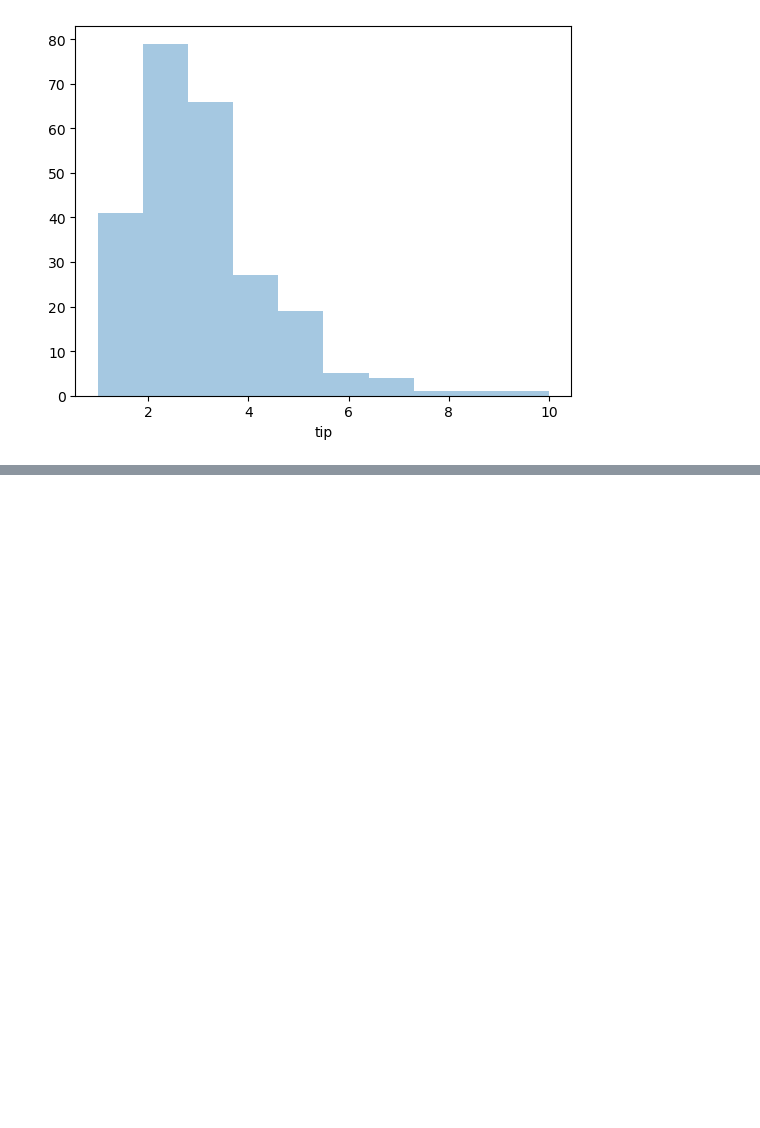
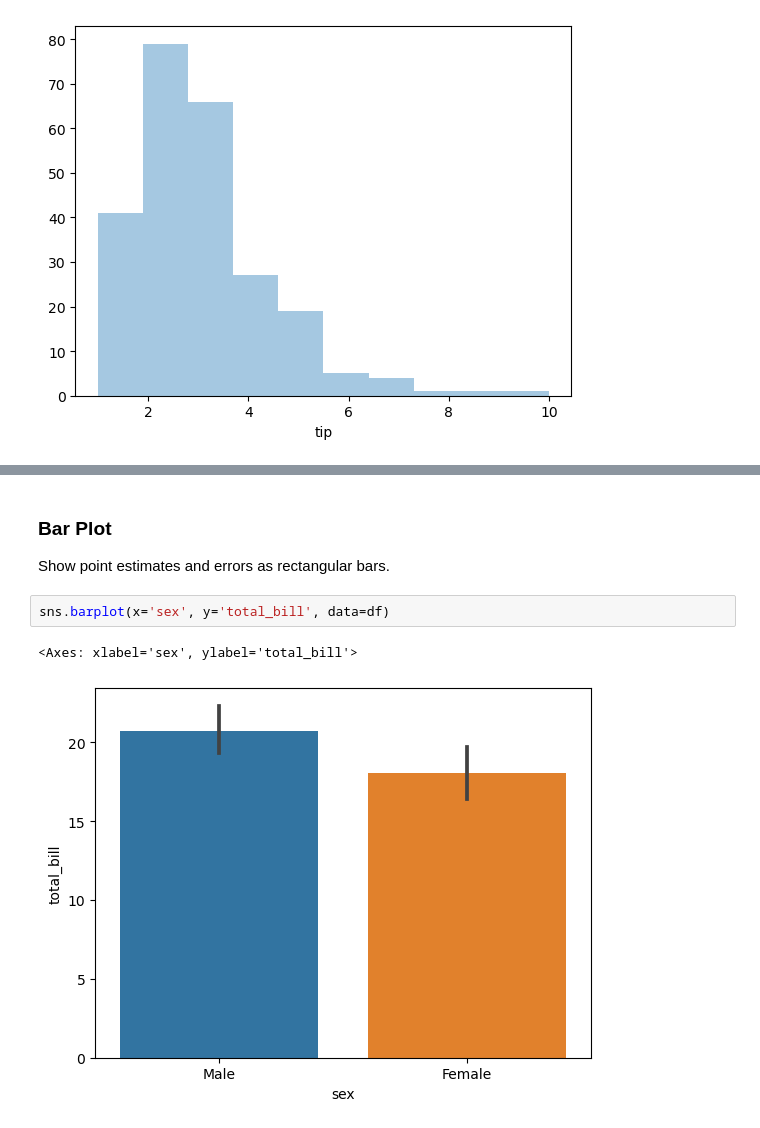
Before and after one commit to Engg-Abhinav/Python-Libraries, a Jupyter notebook: Python_Tutorial_5.ipynb, the cells around one changed output, grey strips where cells are left out. Cells and saved outputs as stored; diff of their text form; blank space fills up the shorter version.

```diff
--- a/Python_Tutorial_5.ipynb
+++ b/Python_Tutorial_5.ipynb
@@ -154,0 +160,9 @@ sns.countplot(x=df['sex'])
+# %% [markdown]
+### Bar Plot
+
+Show point estimates and errors as rectangular bars.
+# %%
+sns.barplot(x='sex', y='total_bill', data=df)
+# %% [output]
+<Axes: xlabel='sex', ylabel='total_bill'>
+[figure, added]
```
Also changed, not shown: parts of 15 cells of this notebook.
